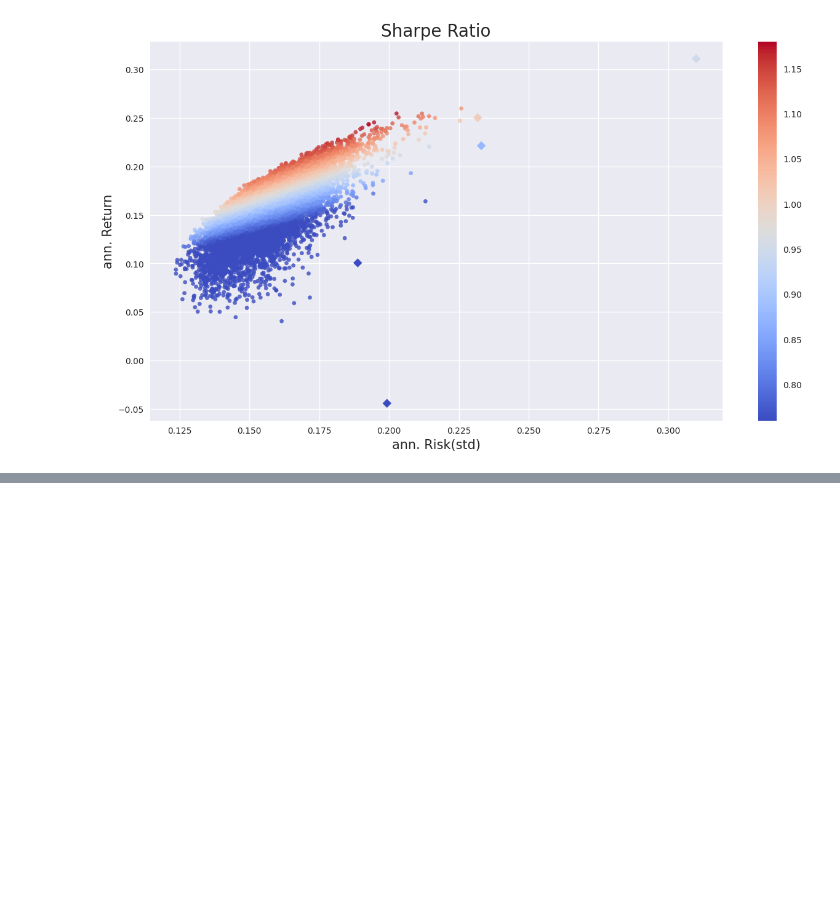
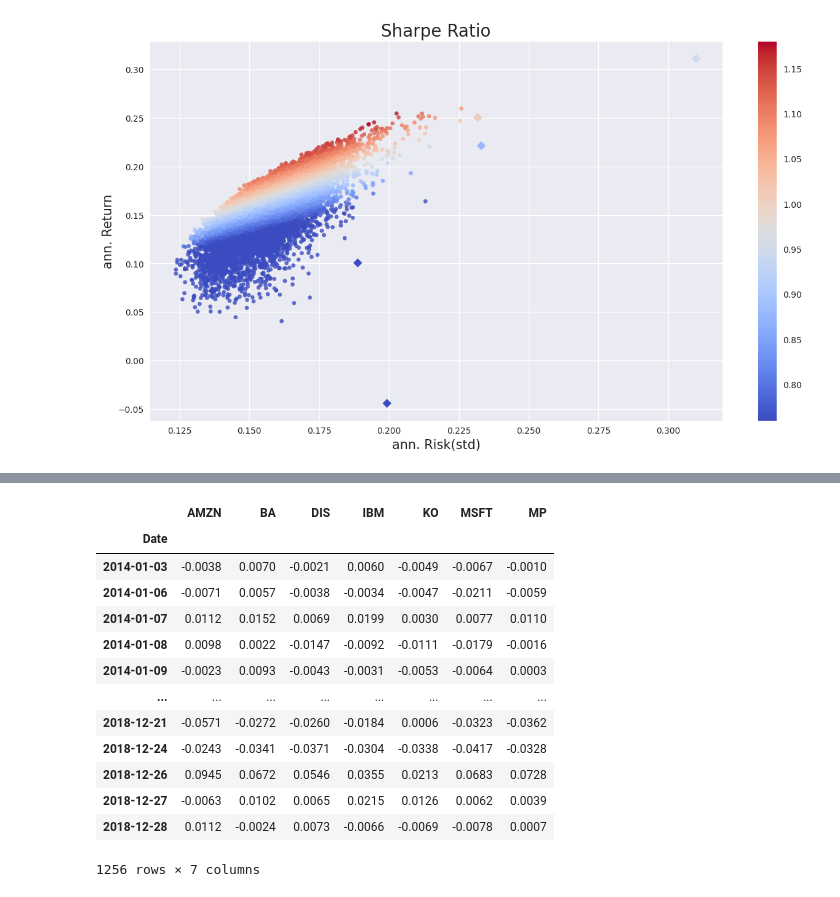
Before and after one commit to JamieW365/finance_projects, a Jupyter notebook: notebooks/portfolio_theory.ipynb, the cells around one changed output, grey strips where cells are left out. Drawn from its saved outputs; the diff is of its cells as text; code cells hidden in the pictures; blank space fills up the shorter version.

```diff
--- a/notebooks/portfolio_theory.ipynb
+++ b/notebooks/portfolio_theory.ipynb
@@ -442,0 +502,18 @@ plt.show()
+# %%
+ret["MP"] = ret.dot(msrp_w)
+ret
+# %% [output]
+|  | AMZN | BA | DIS | IBM | KO | MSFT | MP |
+| Date |  |  |  |  |  |  |  |
+| 2014-01-03 | -0.0038 | 0.0070 | -0.0021 | 0.0060 | -0.0049 | -0.0067 | -0.0010 |
+| 2014-01-06 | -0.0071 | 0.0057 | -0.0038 | -0.0034 | -0.0047 | -0.0211 | -0.0059 |
+| 2014-01-07 | 0.0112 | 0.0152 | 0.0069 | 0.0199 | 0.0030 | 0.0077 | 0.0110 |
+| 2014-01-08 | 0.0098 | 0.0022 | -0.0147 | -0.0092 | -0.0111 | -0.0179 | -0.0016 |
+| 2014-01-09 | -0.0023 | 0.0093 | -0.0043 | -0.0031 | -0.0053 | -0.0064 | 0.0003 |
+| ... | ... | ... | ... | ... | ... | ... | ... |
+| 2018-12-21 | -0.0571 | -0.0272 | -0.0260 | -0.0184 | 0.0006 | -0.0323 | -0.0362 |
+| 2018-12-24 | -0.0243 | -0.0341 | -0.0371 | -0.0304 | -0.0338 | -0.0417 | -0.0328 |
+| 2018-12-26 | 0.0945 | 0.0672 | 0.0546 | 0.0355 | 0.0213 | 0.0683 | 0.0728 |
+| 2018-12-27 | -0.0063 | 0.0102 | 0.0065 | 0.0215 | 0.0126 | 0.0062 | 0.0039 |
+| 2018-12-28 | 0.0112 | -0.0024 | 0.0073 | -0.0066 | -0.0069 | -0.0078 | 0.0007 |
+1256 rows × 7 columns
```
Also changed, not shown: parts of 9 cells of this notebook.
